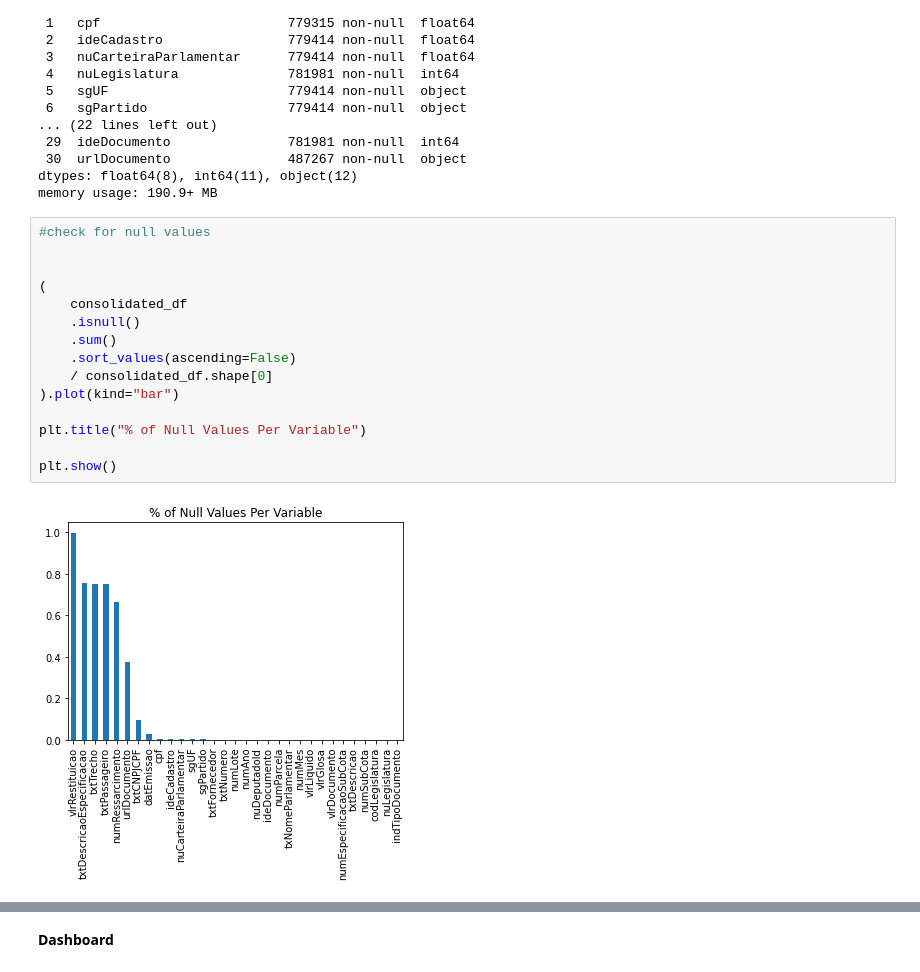
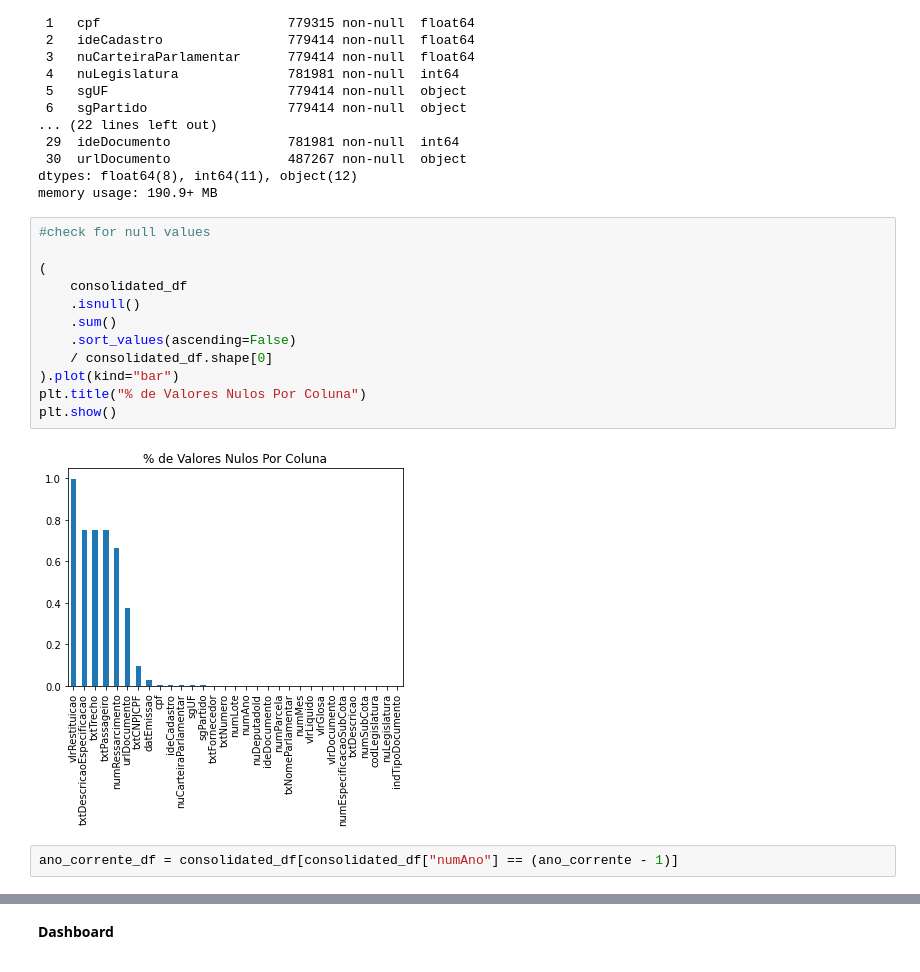
Before and after one commit to joaofranca13/camara-deputados-despesas, a Jupyter notebook: src/dataviz-dados-abertos-camara.ipynb, the cells around one changed output, grey strips where cells are left out. Saved outputs shown, nothing was run; the diff lists cells and outputs as text.

```diff
--- a/src/dataviz-dados-abertos-camara.ipynb
+++ b/src/dataviz-dados-abertos-camara.ipynb
@@ -72,18 +95,17 @@ dtypes: float64(8), int64(11), object(12)
 memory usage: 190.9+ MB
 # %%
 #check for null values
-
 
 (
     consolidated_df
     .isnull()
     .sum()
     .sort_values(ascending=False)
     / consolidated_df.shape[0]
 ).plot(kind="bar")
-
-plt.title("% of Null Values Per Variable")
-
+plt.title("% de Valores Nulos Por Coluna")
 plt.show()
 # %% [output]
-[figure, old version]
+[figure, new version]
+# %%
+ano_corrente_df = consolidated_df[consolidated_df["numAno"] == (ano_corrente - 1)]
```
Also changed, not shown: parts of 18 cells of this notebook, 1 other file.
